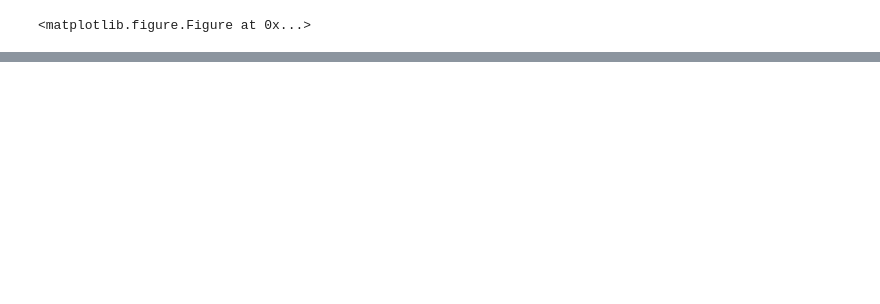
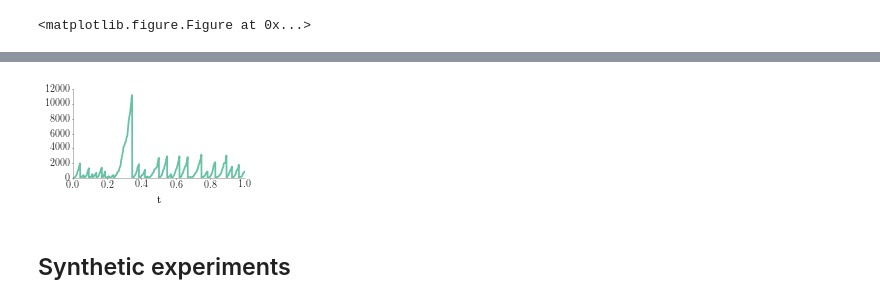
Before and after one commit to Networks-Learning/RedQueen, a Jupyter notebook: opt_broadcast.ipynb, the cells around one changed output, grey strips where cells are left out. Cells and saved outputs as stored; diff of their text form; code cells hidden in the pictures; blank space fills up the shorter version.

```diff
--- a/opt_broadcast.ipynb
+++ b/opt_broadcast.ipynb
@@ -12,0 +43,9 @@ sns.despine()
+# %%
+calc_loss_opt(df, sim_opts).plot()
+plt.tight_layout()
+format_axes(plt.gca())
+latexify(columns=1, largeFonts=True)
+# %% [output]
+[figure, added]
+# %% [markdown]
+## Synthetic experiments
```
Also changed, not shown: parts of 176 cells of this notebook.
